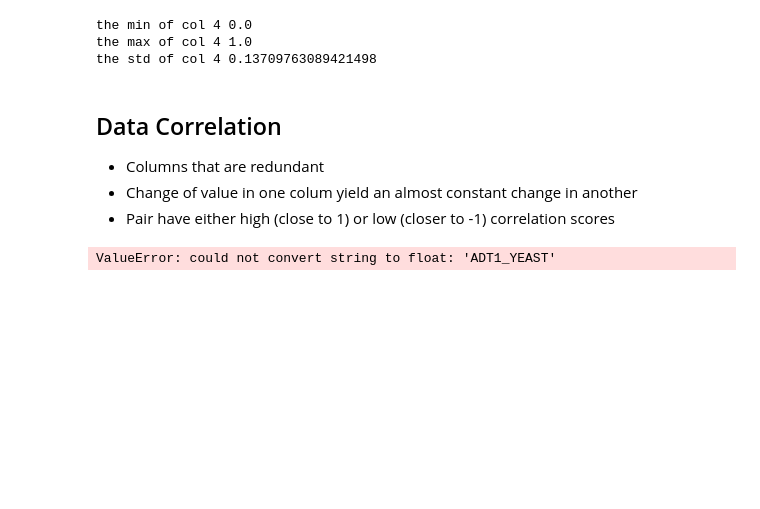
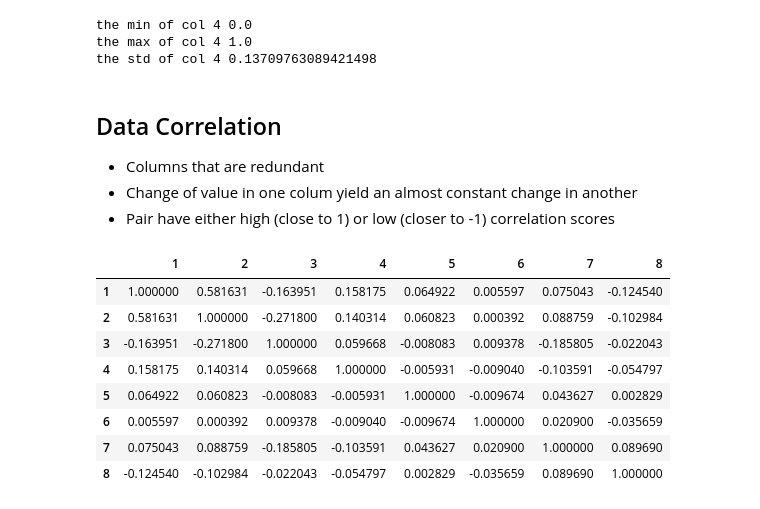
Before and after one commit to CS4580/my-notes-TJEgbert, a Jupyter notebook: module2/exploring_data.ipynb, the cells around one changed output. Saved outputs shown, nothing was run; the diff lists cells and outputs as text; code cells hidden in the pictures; blank space fills up the shorter version.

Commit message:
fixed corr

```diff
--- a/module2/exploring_data.ipynb
+++ b/module2/exploring_data.ipynb
@@ -210,6 +210,14 @@ the std of col 4 0.13709763089421498
 - Pair have either high (close to 1) or low (closer to -1) correlation scores
 # %%
 # TODO: Cast the column type, before correlation
-df_yeast.corr()
+df_yeast.corr(numeric_only=True)
 # %% [output]
-ValueError: could not convert string to float: 'ADT1_YEAST'
+|  | 1 | 2 | 3 | 4 | 5 | 6 | 7 | 8 |
+| 1 | 1.000000 | 0.581631 | -0.163951 | 0.158175 | 0.064922 | 0.005597 | 0.075043 | -0.124540 |
+| 2 | 0.581631 | 1.000000 | -0.271800 | 0.140314 | 0.060823 | 0.000392 | 0.088759 | -0.102984 |
+| 3 | -0.163951 | -0.271800 | 1.000000 | 0.059668 | -0.008083 | 0.009378 | -0.185805 | -0.022043 |
+| 4 | 0.158175 | 0.140314 | 0.059668 | 1.000000 | -0.005931 | -0.009040 | -0.103591 | -0.054797 |
+| 5 | 0.064922 | 0.060823 | -0.008083 | -0.005931 | 1.000000 | -0.009674 | 0.043627 | 0.002829 |
+| 6 | 0.005597 | 0.000392 | 0.009378 | -0.009040 | -0.009674 | 1.000000 | 0.020900 | -0.035659 |
+| 7 | 0.075043 | 0.088759 | -0.185805 | -0.103591 | 0.043627 | 0.020900 | 1.000000 | 0.089690 |
+| 8 | -0.124540 | -0.102984 | -0.022043 | -0.054797 | 0.002829 | -0.035659 | 0.089690 | 1.000000 |
```
